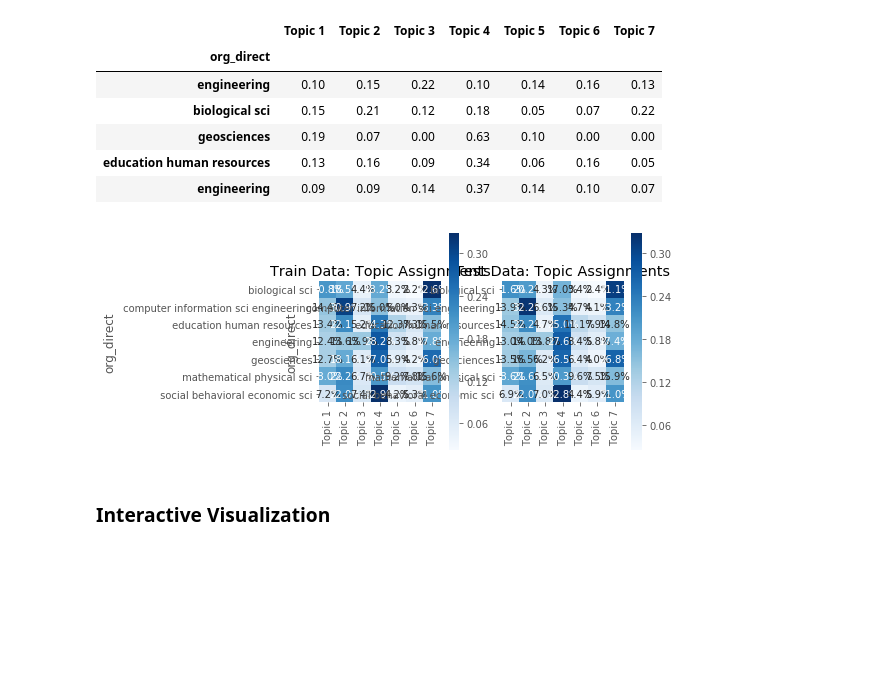
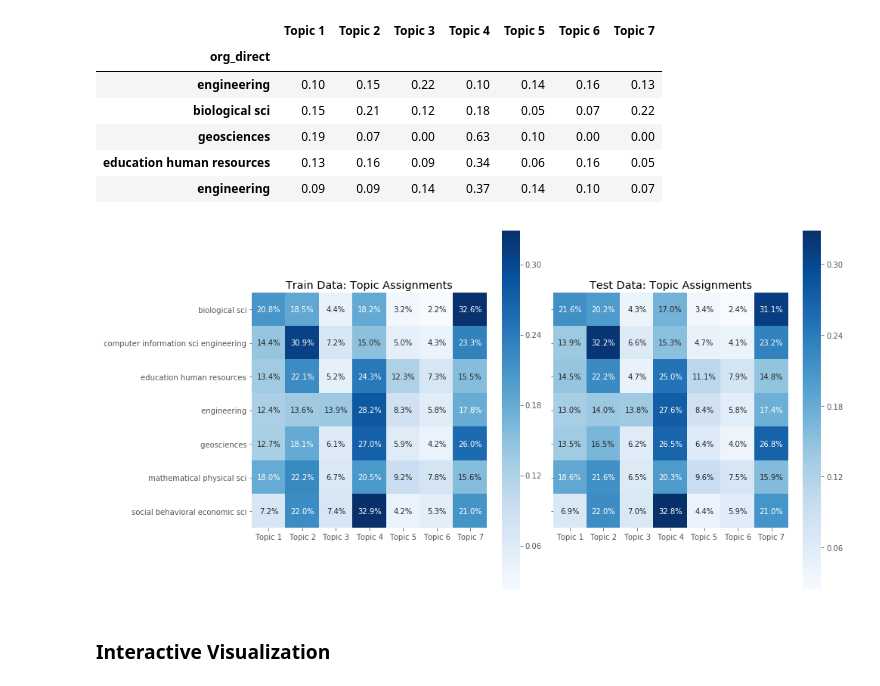
Before and after one commit to cedricherman/Topic_modeling_NSF, a Jupyter notebook: notebooks/05_Topic_Modeling.ipynb, the cells around one changed output. Cells and saved outputs as stored; diff of their text form; code cells hidden in the pictures; blank space fills up the shorter version.

```diff
--- a/notebooks/05_Topic_Modeling.ipynb
+++ b/notebooks/05_Topic_Modeling.ipynb
@@ -227,16 +225,24 @@ df.groupby(level='org_direct').idxmax(axis=1)
 # %%
-fig, axes = plt.subplots(ncols=2)
+fig, axes = plt.subplots(ncols=2, figsize=(14,7))
 source = ['Train', 'Test']
 
 for i, df in enumerate([train_eval, test_eval]):
+
+    # generate serie with directorate as index and most probable topic number
     df = df.groupby(level='org_direct').idxmax(axis=1).reset_index(-1, drop=True)
 
-    sns.heatmap(df.groupby(level='org_direct').value_counts(normalize=True)
-            .unstack(-1), annot=True, fmt='.1%', cmap='Blues', square=True, ax=axes[i])
+    # count how many topic we got right
+    sns.heatmap(df.groupby(level='org_direct').value_counts(normalize=True).unstack(-1),
+                annot=True, fmt='.1%', cmap='Blues', square=True, ax=axes[i])
     axes[i].set_title('{} Data: Topic Assignments'.format(source[i]))
-# plt.tight_layout()
+    axes[i].set_ylabel('')
+
+# removes redundant yticklabel for clarity
+axes[-1].tick_params(axis = 'y', labelleft = False)
+plt.tight_layout()
+fig.savefig(os.path.join(os.pardir, 'img', 'Topicassignment.png'))
 # %% [output]
-[figure, old version]
+[figure, new version]
 # %% [markdown]
 ### Interactive Visualization
 # %%
```
Also changed, not shown: parts of 1 cell of this notebook, 7 other files.
